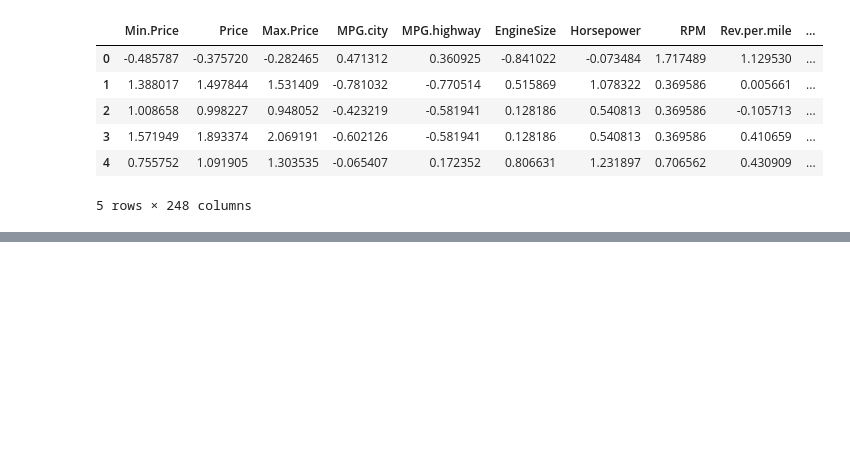
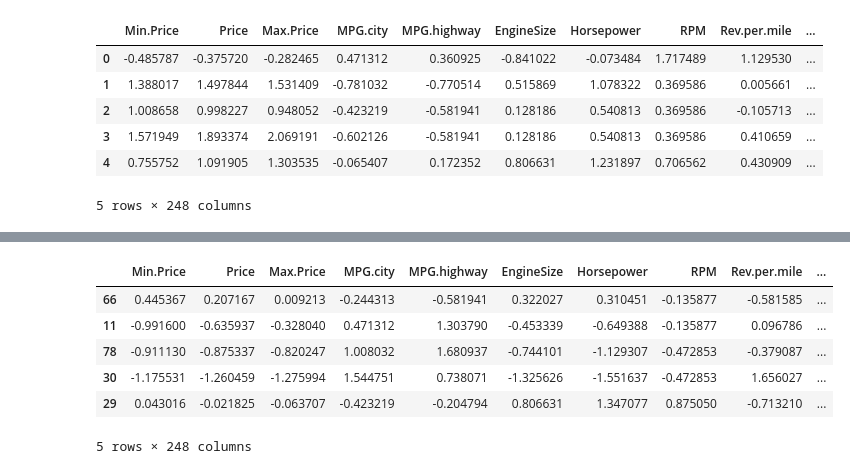
Before and after one commit to Aboli-2002/Machine_Learning, a Jupyter notebook: P2 MLR Preprocessing/Preprocessing.ipynb, the cells around one changed output, grey strips where cells are left out. Drawn from its saved outputs; the diff is of its cells as text; code cells hidden in the pictures; blank space fills up the shorter version.

```diff
--- a/P2 MLR Preprocessing/Preprocessing.ipynb
+++ b/P2 MLR Preprocessing/Preprocessing.ipynb
@@ -332,0 +354,14 @@ X_pre.head()
+# %%
+from sklearn.model_selection import train_test_split
+
+xtrain, xtest, ytrain, ytest = train_test_split(X_pre, Y, test_size=0.2, random_state=2)
+# %%
+xtrain.head()
+# %% [output]
+|  | Min.Price | Price | Max.Price | MPG.city | MPG.highway | EngineSize | Horsepower | RPM | Rev.per.mile | ... |
+| 66 | 0.445367 | 0.207167 | 0.009213 | -0.244313 | -0.581941 | 0.322027 | 0.310451 | -0.135877 | -0.581585 | ... |
+| 11 | -0.991600 | -0.635937 | -0.328040 | 0.471312 | 1.303790 | -0.453339 | -0.649388 | -0.135877 | 0.096786 | ... |
+| 78 | -0.911130 | -0.875337 | -0.820247 | 1.008032 | 1.680937 | -0.744101 | -1.129307 | -0.472853 | -0.379087 | ... |
+| 30 | -1.175531 | -1.260459 | -1.275994 | 1.544751 | 0.738071 | -1.325626 | -1.551637 | -0.472853 | 1.656027 | ... |
+| 29 | 0.043016 | -0.021825 | -0.063707 | -0.423219 | -0.204794 | 0.806631 | 1.347077 | 0.875050 | -0.713210 | ... |
+5 rows × 248 columns
```
Also changed, not shown: parts of 57 cells of this notebook, 4 other files.
